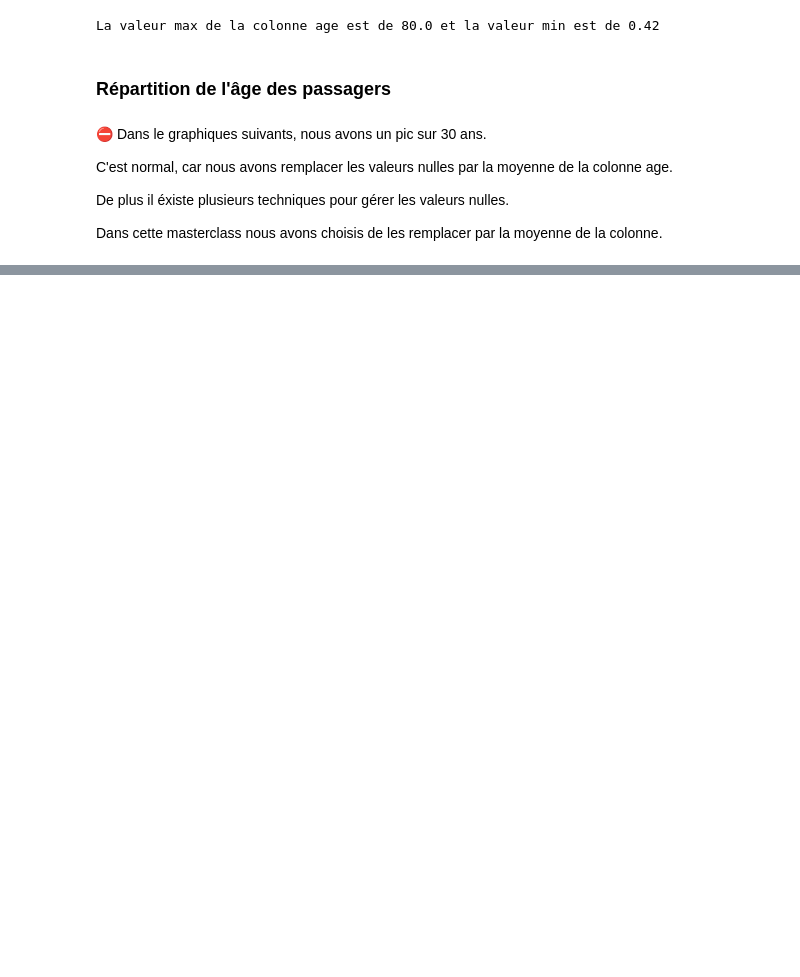
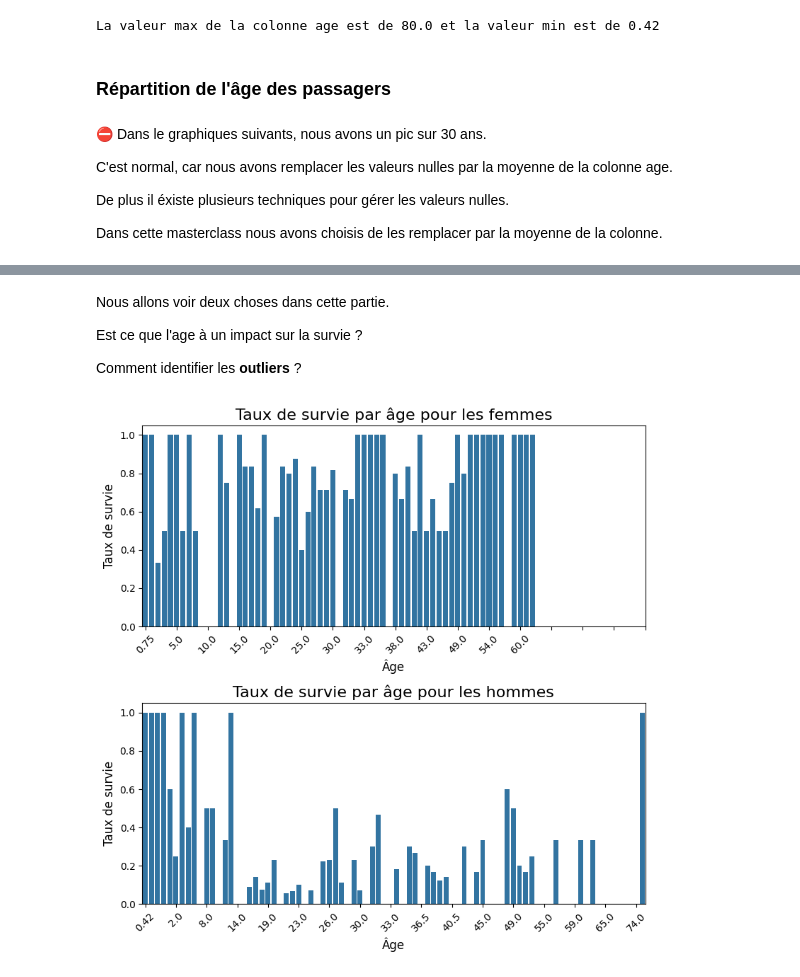
Before and after one commit to logan974/DataCupChallengeLoganFork, a Jupyter notebook: MasterClass_2/Cours2.ipynb, the cells around one changed output, grey strips where cells are left out. Drawn from its saved outputs; the diff is of its cells as text; code cells hidden in the pictures; blank space fills up the shorter version.

```diff
--- a/MasterClass_2/Cours2.ipynb
+++ b/MasterClass_2/Cours2.ipynb
@@ -736,0 +789,11 @@ plt.show()
+# %%
+# Calcul de la corrélation de Pearson entre Sex et Survived
+# Nous devons d'abord encoder la variable 'Sex' en valeurs numériques
+df_titanic['Sex_encoded'] = df_titanic['Sex'].map({'female': 0, 'male': 1})
+
+correlation = df_titanic['Sex_encoded'].corr(df_titanic['Survived'], method='pearson')
+
+print(f"La corrélation de Pearson entre Sex et Survived est : {correlation:.4f}")
+
+# Suppression de la colonne temporaire
+df_titanic.drop('Sex_encoded', axis=1, inplace=True)
@@ -736,0 +811,45 @@ plt.show()
+# %% [markdown]
+Nous allons voir deux choses dans cette partie.
+
+Est ce que l'age à un impact sur la survie ?
+
+Comment identifier les **outliers** ?
+# %%
+import seaborn as sns
+import matplotlib.pyplot as plt
+
+
+import warnings
+warnings.filterwarnings('ignore')
+
+
+# Créer une figure avec deux sous-graphiques
+fig, (ax1, ax2) = plt.subplots(2, 1, figsize=(8, 8))
+
+# Fonction pour filtrer les ticks
+def filter_ticks(x):
+    return x % 5 == 0
+
+# Graphique pour les femmes
+sns.barplot(x="Age", y="Survived", data=df_titanic[df_titanic['Sex'] == 'female'], ax=ax1, ci=None)
+ax1.set_title("Taux de survie par âge pour les femmes", fontsize=16)
+ax1.set_xlabel("Âge", fontsize=12)
+ax1.set_ylabel("Taux de survie", fontsize=12)
+ax1.set_xticks([int(i) for i in range(int(df_titanic['Age'].max()) + 1) if filter_ticks(i)])
+ax1.tick_params(axis='x', rotation=45)
+
+# Graphique pour les hommes
+sns.barplot(x="Age", y="Survived", data=df_titanic[df_titanic['Sex'] == 'male'], ax=ax2, ci=None)
+ax2.set_title("Taux de survie par âge pour les hommes", fontsize=16)
+ax2.set_xlabel("Âge", fontsize=12)
+ax2.set_ylabel("Taux de survie", fontsize=12)
+ax2.set_xticks([i for i in range(int(df_titanic['Age'].max()) + 1) if filter_ticks(i)])
+ax2.tick_params(axis='x', rotation=45)
+
+# Ajuster l'espacement entre les sous-graphiques
+plt.tight_layout()
+
+# Afficher le graphique
+plt.show()
+# %% [output]
+[figure, added]
```
Also changed, not shown: parts of 30 cells of this notebook, 3 other files.
